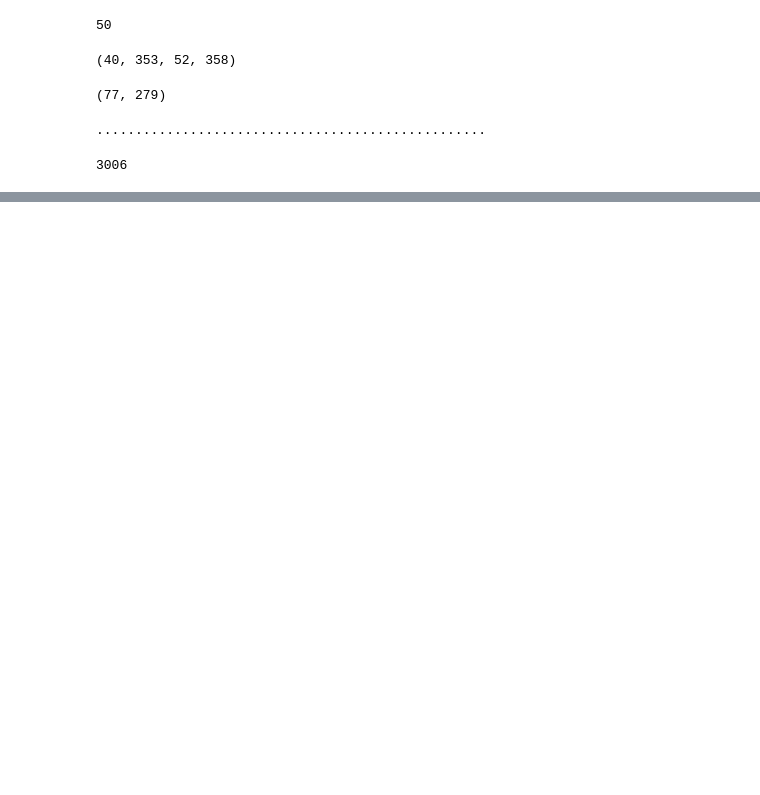
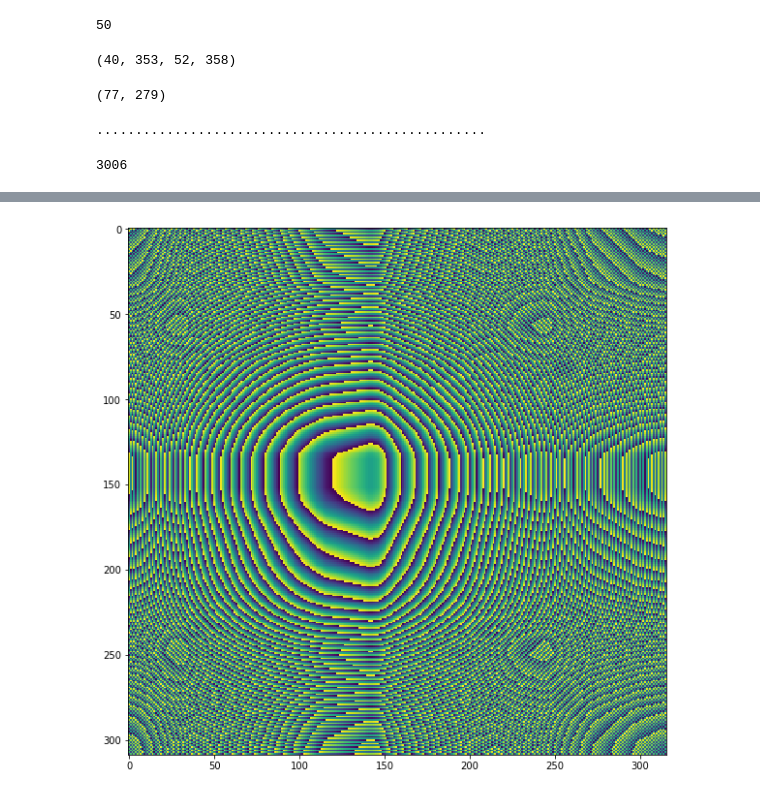
Before and after one commit to remram44/adventofcode2018, a Jupyter notebook: 06.ipynb, the cells around one changed output, grey strips where cells are left out. Drawn from its saved outputs; the diff is of its cells as text; code cells hidden in the pictures; blank space fills up the shorter version.

```diff
--- a/06.ipynb
+++ b/06.ipynb
@@ -109,0 +146,13 @@ max(a for i, a in enumerate(area) if i not in infinite)
+# %%
+field_np = numpy.array(
+    [
+        [(d % 100) // 2 for d in row]
+        for row in field
+    ],
+    dtype=int,
+)
+fig, ax = pyplot.subplots(figsize=(10, 10))
+ax.imshow(field_np)
+None
+# %% [output]
+[figure, added]
```
Also changed, not shown: parts of 7 cells of this notebook.
